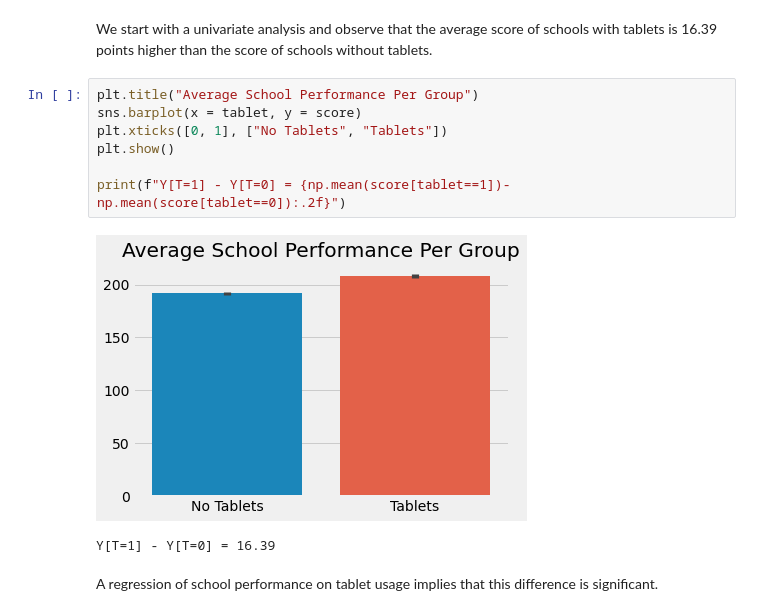
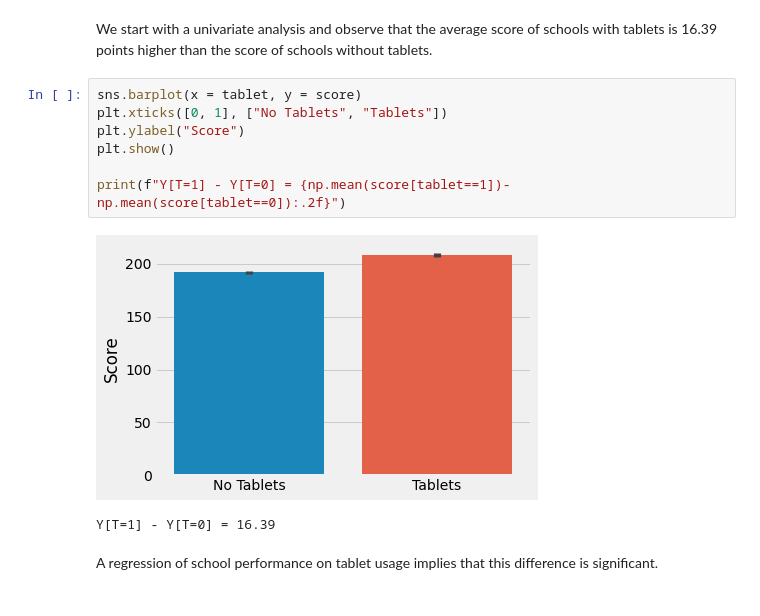
Before and after one commit to mwinterde/data-science-snippets, a Jupyter notebook: concepts/Confounder_Bias.ipynb, the cells around one changed output. Saved outputs shown, nothing was run; the diff lists cells and outputs as text.

Commit message:
Add missing chart labels

```diff
--- a/concepts/Confounder_Bias.ipynb
+++ b/concepts/Confounder_Bias.ipynb
@@ -33,14 +33,14 @@ sprinkler.draw()
 # %% [markdown]
 We start with a univariate analysis and observe that the average score of schools with tablets is 16.39 points higher than the score of schools without tablets.
 # %%
-plt.title("Average School Performance Per Group")
 sns.barplot(x = tablet, y = score)
 plt.xticks([0, 1], ["No Tablets", "Tablets"])
+plt.ylabel("Score")
 plt.show()
 
 print(f"Y[T=1] - Y[T=0] = {np.mean(score[tablet==1])-np.mean(score[tablet==0]):.2f}")
 # %% [output]
-[figure, old version]
+[figure, new version]
 Y[T=1] - Y[T=0] = 16.39
 # %% [markdown]
 A regression of school performance on tablet usage implies that this difference is significant.
```
Also changed, not shown: parts of 3 cells of this notebook.
